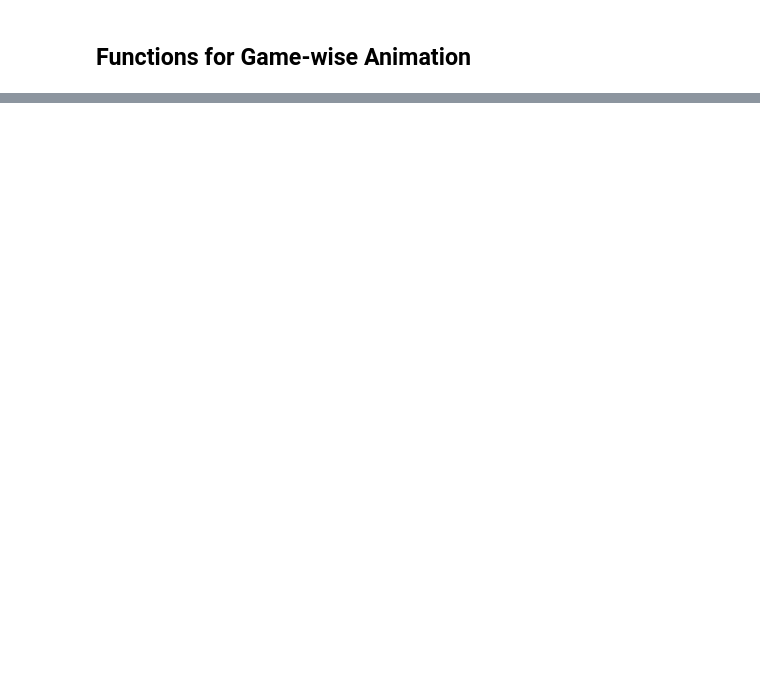
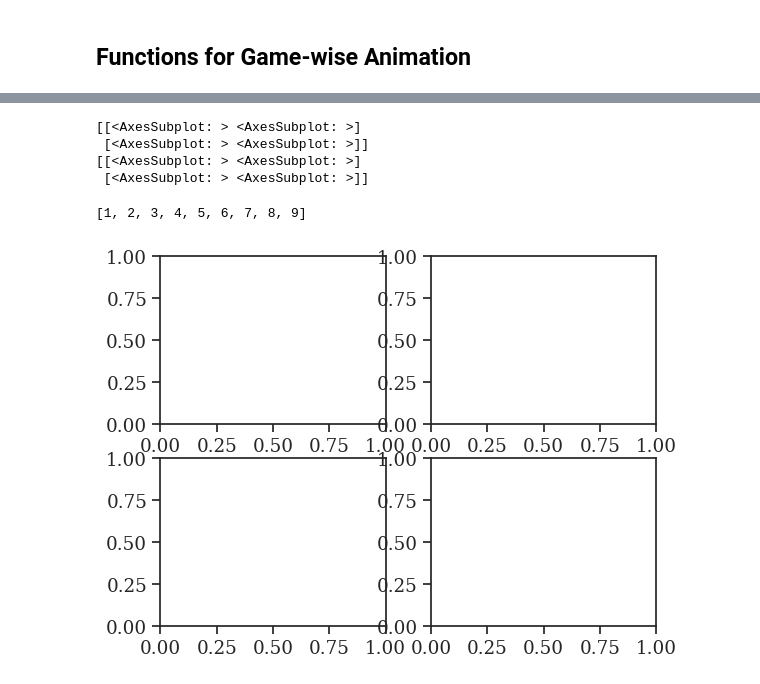
Before and after one commit to Roussel006/Approximating-pi-from-human-gameplay, a Jupyter notebook: Approximate_Pi_from_human_actions.ipynb, the cells around one changed output, grey strips where cells are left out. Cells and saved outputs as stored; diff of their text form; code cells hidden in the pictures; blank space fills up the shorter version.

```diff
--- a/Approximate_Pi_from_human_actions.ipynb
+++ b/Approximate_Pi_from_human_actions.ipynb
@@ -366,0 +402,12 @@ def anim(player):
+# %%
+fig, axs = plt.subplots(2,2)
+
+for ax in axs: print(axs)
+list(range(1,10))
+# %% [output]
+[[<AxesSubplot: > <AxesSubplot: >]
+ [<AxesSubplot: > <AxesSubplot: >]]
+[[<AxesSubplot: > <AxesSubplot: >]
+ [<AxesSubplot: > <AxesSubplot: >]]
+[1, 2, 3, 4, 5, 6, 7, 8, 9]
+[figure, added]
```
Also changed, not shown: parts of 6 cells of this notebook, 2 other files.
